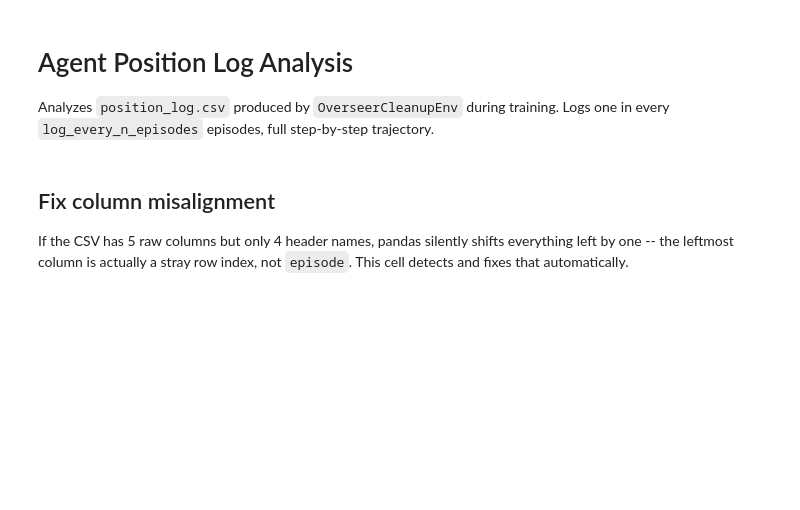
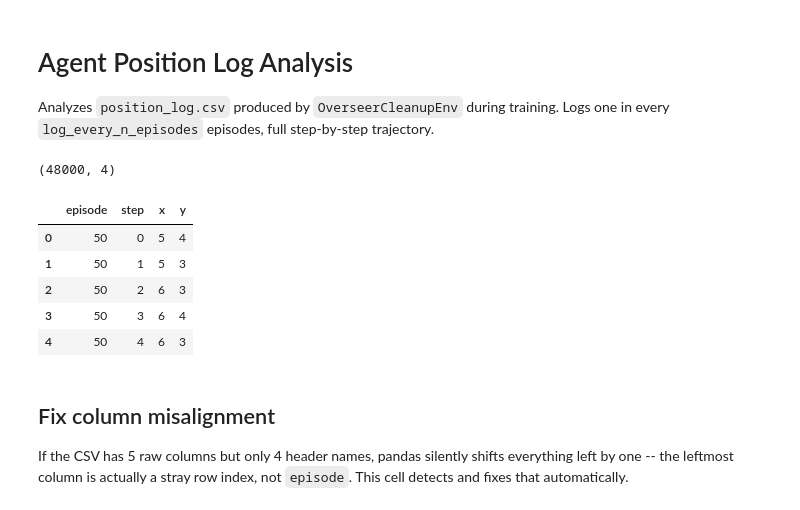
Before and after one commit to dounia-bnk/AAS-Cleaner-Overseer-Grid-World, a Jupyter notebook: notebooks/position_analysis.ipynb, the cells around one changed output. Saved outputs shown, nothing was run; the diff lists cells and outputs as text; code cells hidden in the pictures; blank space fills up the shorter version.

```diff
--- a/notebooks/position_analysis.ipynb
+++ b/notebooks/position_analysis.ipynb
@@ -5,14 +5,22 @@ Logs one in every `log_every_n_episodes` episodes, full step-by-step trajectory.
 # %%
 import pandas as pd
 import numpy as np
 import matplotlib.pyplot as plt
 
-CSV_PATH = "results/position_log.csv"  # adjust if needed
+CSV_PATH = "../results/position_log.csv"  # adjust if needed
 GRID_SIZE = 8  # match your env's `size`
 
 df = pd.read_csv(CSV_PATH)
 print(df.shape)
 df.head()
+# %% [output]
+(48000, 4)
+|  | episode | step | x | y |
+| 0 | 50 | 0 | 5 | 4 |
+| 1 | 50 | 1 | 5 | 3 |
+| 2 | 50 | 2 | 6 | 3 |
+| 3 | 50 | 3 | 6 | 4 |
+| 4 | 50 | 4 | 6 | 3 |
 # %% [markdown]
 ## Fix column misalignment
 If the CSV has 5 raw columns but only 4 header names, pandas silently shifts everything
```
Also changed, not shown: parts of 6 cells of this notebook, 16 other files.
